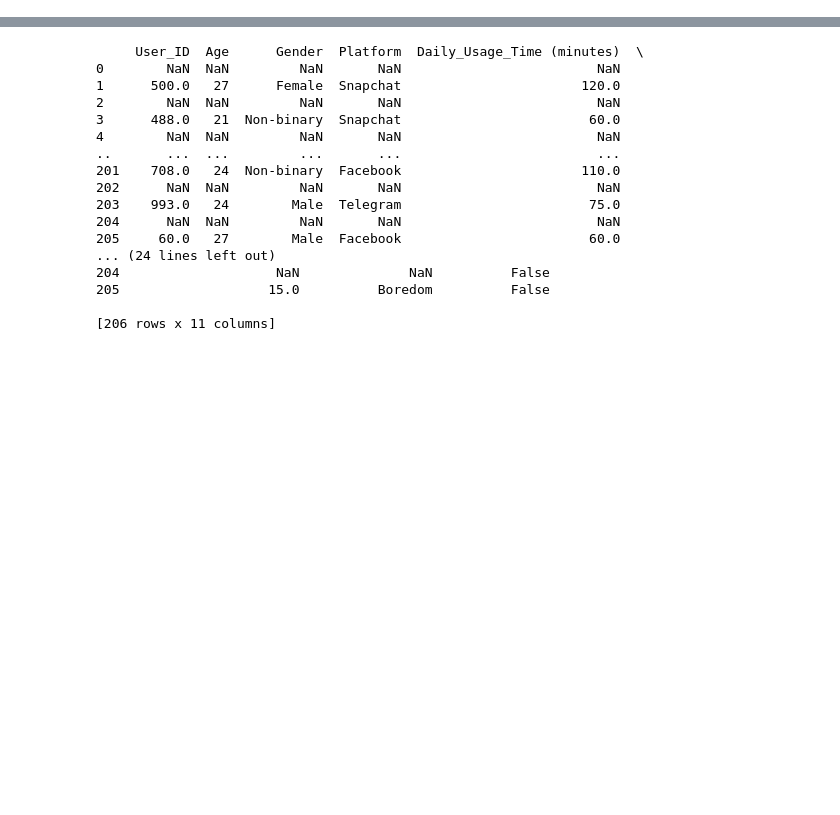
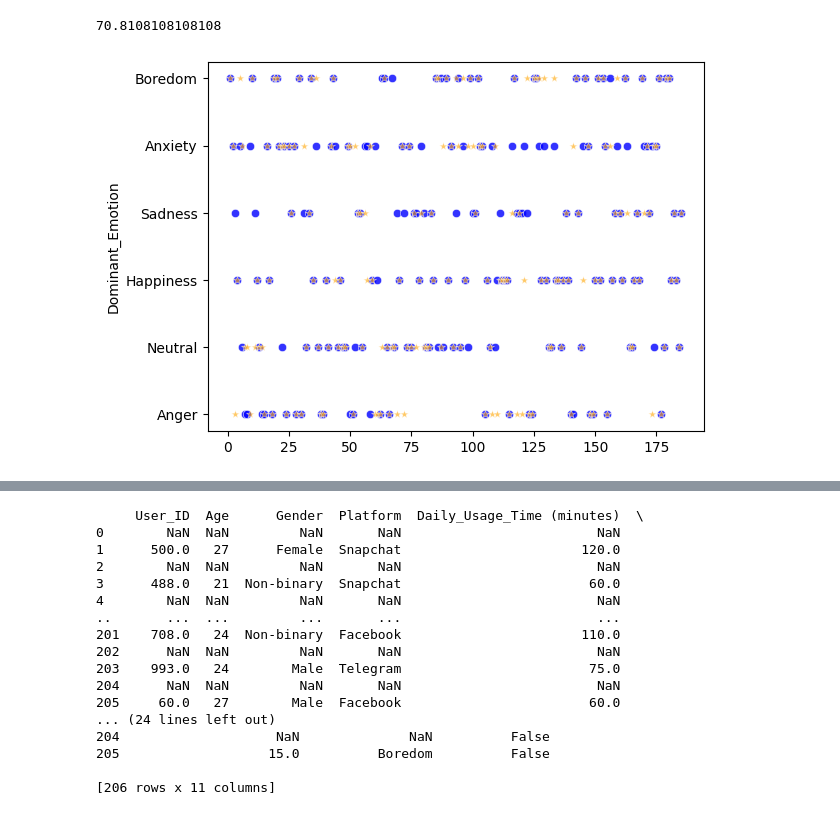
Before and after one commit to bratatikiit/Bigdata-Project, a Jupyter notebook: desciontree.ipynb, the cells around one changed output, grey strips where cells are left out. Cells and saved outputs as stored; diff of their text form; code cells hidden in the pictures; blank space fills up the shorter version.

```diff
--- a/desciontree.ipynb
+++ b/desciontree.ipynb
@@ -0,0 +131,4 @@
+# %%
+scale = StandardScaler()
+x_train_scaled = scale.fit_transform(x_train)
+x_train_scaled = pd.DataFrame(x_train_scaled, columns=x_train.columns)
@@ -0,0 +157,23 @@
+# %%
+train_x, test_x, train_y, test_y = train_test_split(x_train_scaled, y_train, test_size=0.2, random_state=1)
+# %%
+# training a model
+scorelist = []
+namelist = []
+#using SVM Model
+svm =SVC(random_state=1)
+svm.fit(train_x,train_y)
+
+score = svm.score(test_x,test_y)*100
+scorelist.append (score)
+
+namelist.append ("svm")
+print(score)
+#Visulising Result
+x=np.arange(1,len(test_y)+1)
+sns.scatterplot(x=x,y=test_y,color = 'blue' ,data=None , alpha = 0.8)
+sns.scatterplot(x=x,y=svm.predict(test_x),data=None , color = 'orange',alpha = 0.6,marker = '*')
+plt.show()
+# %% [output]
+70.8108108108108
+[figure, added]
```
Also changed, not shown: parts of 15 cells of this notebook, 23 other files.
